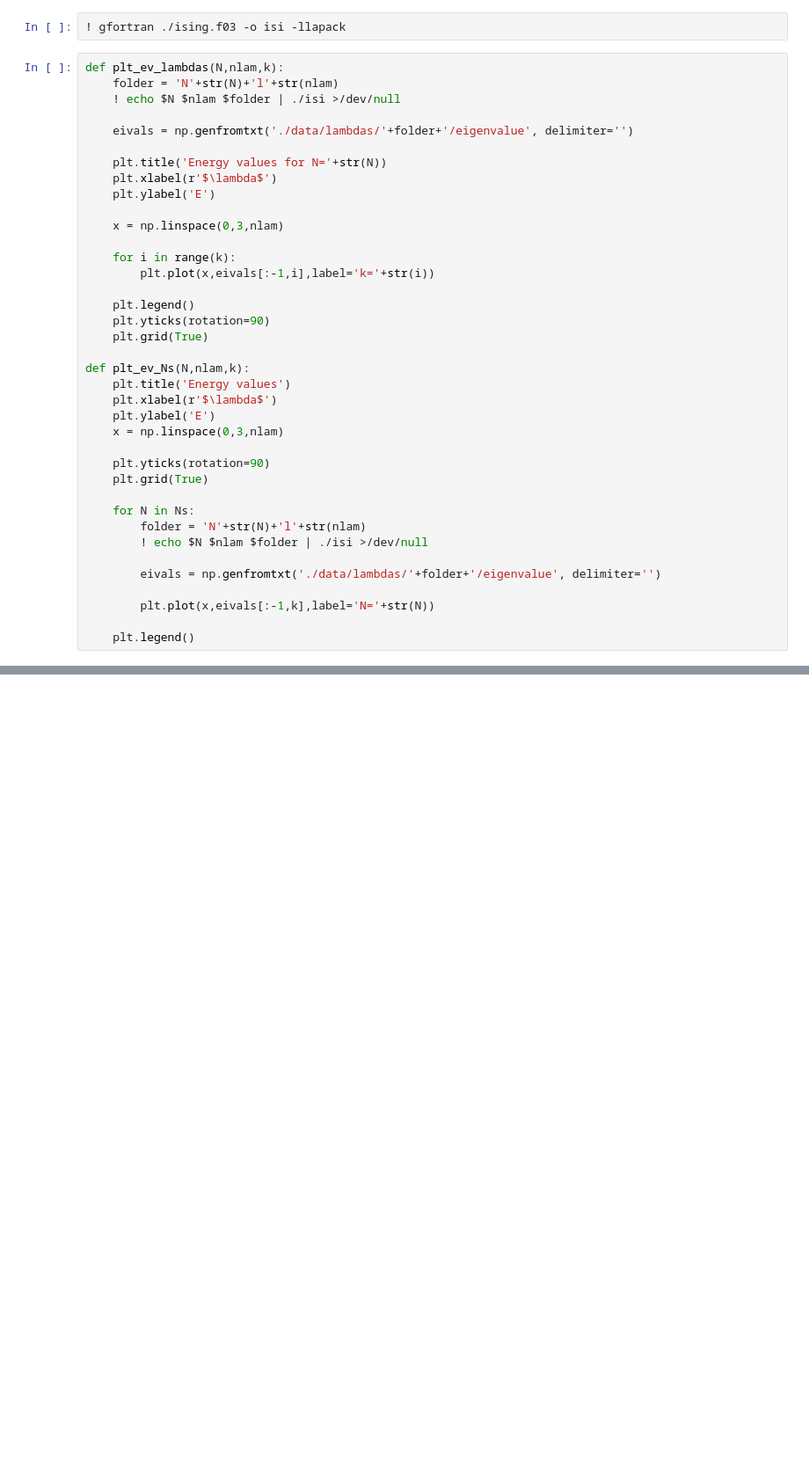
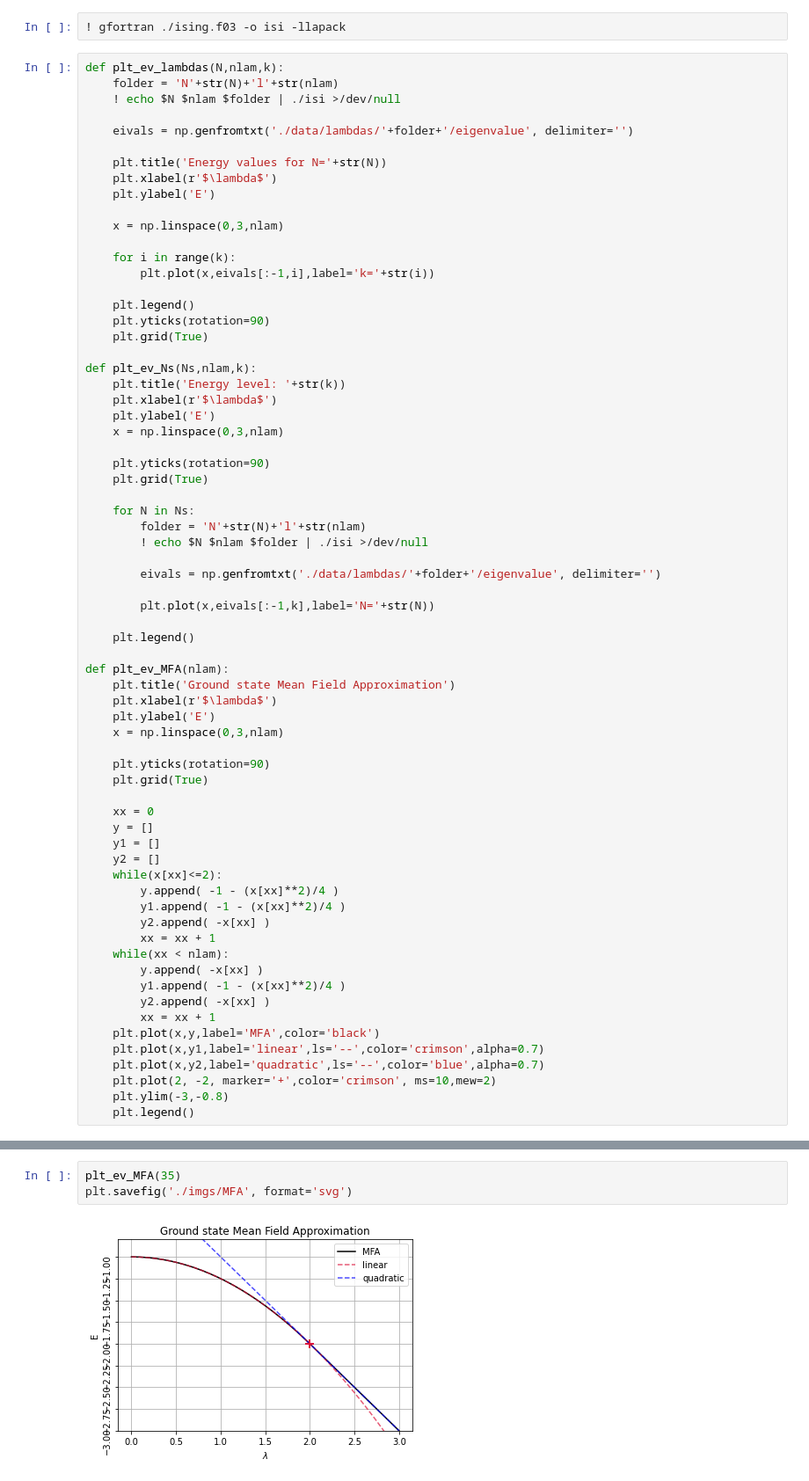
Before and after one commit to SaverioMonaco/QuantumComputingUniPD, a Jupyter notebook: 7. Ising Model/code/data_analysis.ipynb, the cells around one changed output, grey strips where cells are left out. Shown: that part at 88% size. Cells and saved outputs as stored; diff of their text form; blank space fills up the shorter version.

```diff
--- a/7. Ising Model/code/data_analysis.ipynb
+++ b/7. Ising Model/code/data_analysis.ipynb
@@ -31,8 +31,8 @@ def plt_ev_lambdas(N,nlam,k):
     plt.yticks(rotation=90)
     plt.grid(True)
 
-def plt_ev_Ns(N,nlam,k):
-    plt.title('Energy values')
+def plt_ev_Ns(Ns,nlam,k):
+    plt.title('Energy level: '+str(k))
     plt.xlabel(r'$\lambda$')
     plt.ylabel('E')
     x = np.linspace(0,3,nlam)
@@ -49,5 +49,35 @@ def plt_ev_Ns(N,nlam,k):
         plt.plot(x,eivals[:-1,k],label='N='+str(N))
 
     plt.legend()
+
+def plt_ev_MFA(nlam):
+    plt.title('Ground state Mean Field Approximation')
+    plt.xlabel(r'$\lambda$')
+    plt.ylabel('E')
+    x = np.linspace(0,3,nlam)
+
+    plt.yticks(rotation=90)
+    plt.grid(True)
+
+    xx = 0
+    y = []
+    y1 = []
+    y2 = []
+    while(x[xx]<=2):
+        y.append( -1 - (x[xx]**2)/4 )
+        y1.append( -1 - (x[xx]**2)/4 )
+        y2.append( -x[xx] )
+        xx = xx + 1
+    while(xx < nlam):
+        y.append( -x[xx] )
+        y1.append( -1 - (x[xx]**2)/4 )
+        y2.append( -x[xx] )
+        xx = xx + 1
+    plt.plot(x,y,label='MFA',color='black')
+    plt.plot(x,y1,label='linear',ls='--',color='crimson',alpha=0.7)
+    plt.plot(x,y2,label='quadratic',ls='--',color='blue',alpha=0.7)
+    plt.plot(2, -2, marker='+',color='crimson', ms=10,mew=2)
+    plt.ylim(-3,-0.8)
+    plt.legend()
 # %%
 plt_ev_lambdas(3,100,4)
@@ -54,2 +85,7 @@ plt_ev_lambdas(3,100,4)
 # %% [output]
 [figure]
+# %%
+plt_ev_MFA(35)
+plt.savefig('./imgs/MFA', format='svg')
+# %% [output]
+[figure, added]
```
Also changed, not shown: parts of 3 cells of this notebook, 40 other files.
